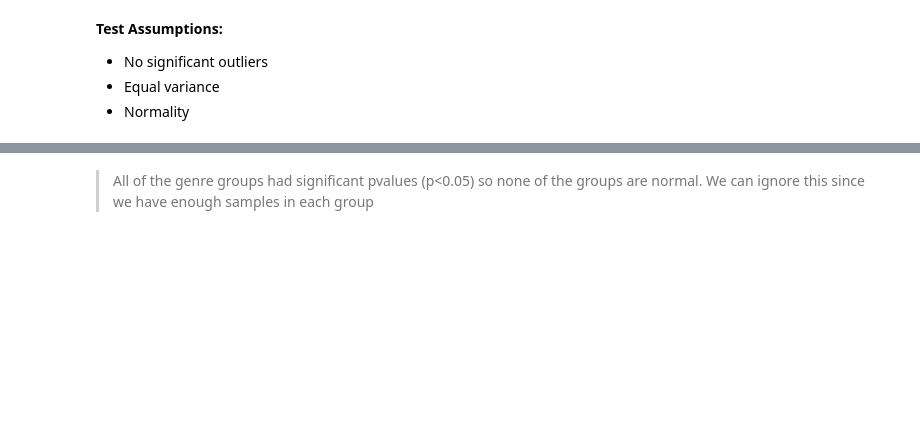
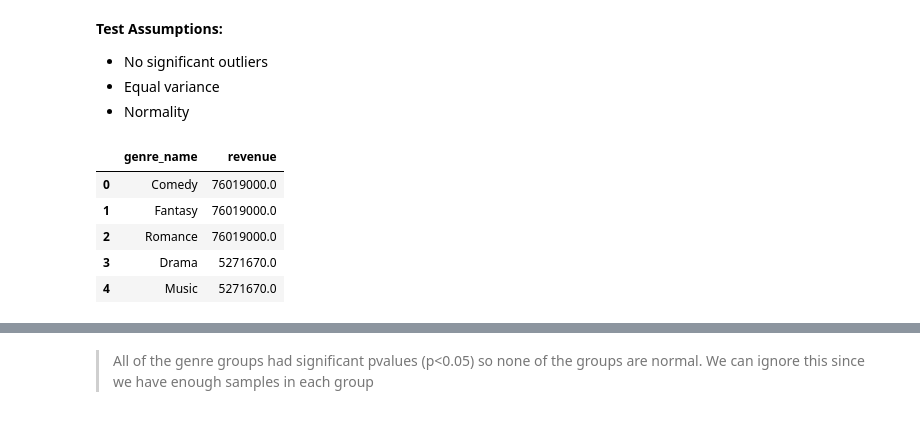
Before and after one commit to kevinbrnett/How-to-Make-a-Successful-Movie, a Jupyter notebook: Hypothesis Testing.ipynb, the cells around one changed output, grey strips where cells are left out. Drawn from its saved outputs; the diff is of its cells as text; code cells hidden in the pictures; blank space fills up the shorter version.

```diff
--- a/Hypothesis Testing.ipynb
+++ b/Hypothesis Testing.ipynb
@@ -451,11 +627,20 @@ tukeys_results.summary()
 - Normality
 # %%
 # Query MySQL database to join genres and revenue
-q = '''select g.genres_split, data.revenue
-from title_genres g
-join tmdb_data as data
-on g.tconst = data.imdb_id;'''
+q = '''select g.genre_name, data.revenue
+  from genres as g
+  inner join title_genres as tg
+  on g.genre_id = tg.genre_id
+  inner join tmdb_data as data
+  on tg.tconst = data.imdb_id;'''
 
 genre_rev_df = pd.read_sql(q,engine)
 genre_rev_df.head()
+# %% [output]
+|  | genre_name | revenue |
+| 0 | Comedy | 76019000.0 |
+| 1 | Fantasy | 76019000.0 |
+| 2 | Romance | 76019000.0 |
+| 3 | Drama | 5271670.0 |
+| 4 | Music | 5271670.0 |
 # %%
```
Also changed, not shown: parts of 37 cells of this notebook.
